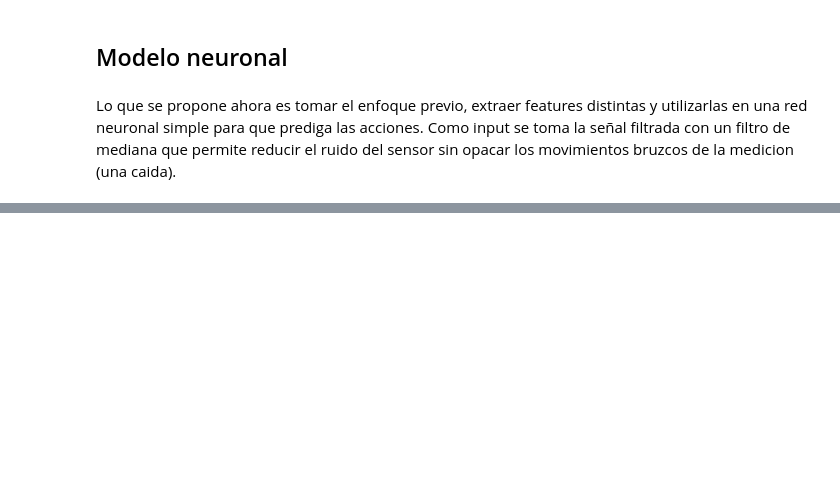
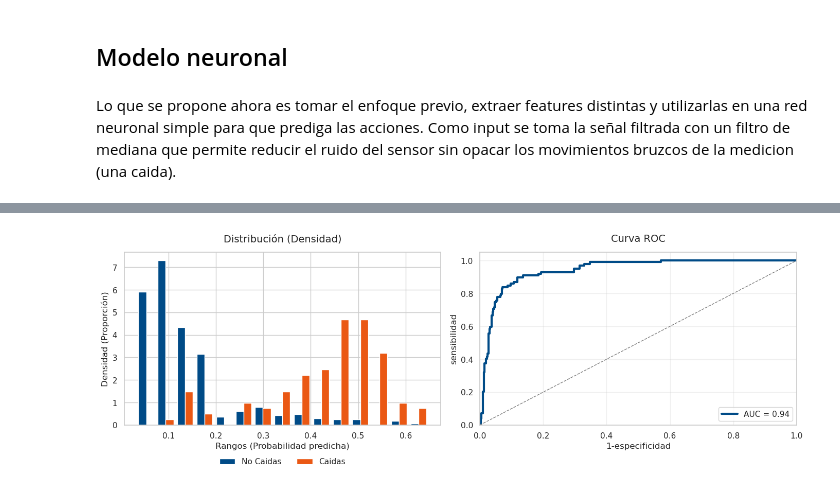
Before and after one commit to guidoglorioso/Fall_detection, a Jupyter notebook: sensor_presion.ipynb, the cells around one changed output, grey strips where cells are left out. Cells and saved outputs as stored; diff of their text form; code cells hidden in the pictures; blank space fills up the shorter version.

```diff
--- a/sensor_presion.ipynb
+++ b/sensor_presion.ipynb
@@ -223,0 +244,4 @@ plt.show()
+# %%
+y_pred = nn.predict(data_wrist_val)
+graficar_distribucion_y_roc(y_val, y_pred)
+# %% [output]
@@ -224 +249,2 @@ plt.show()
+[figure, added]
 # %%
```
Also changed, not shown: parts of 26 cells of this notebook, 8 other files.
